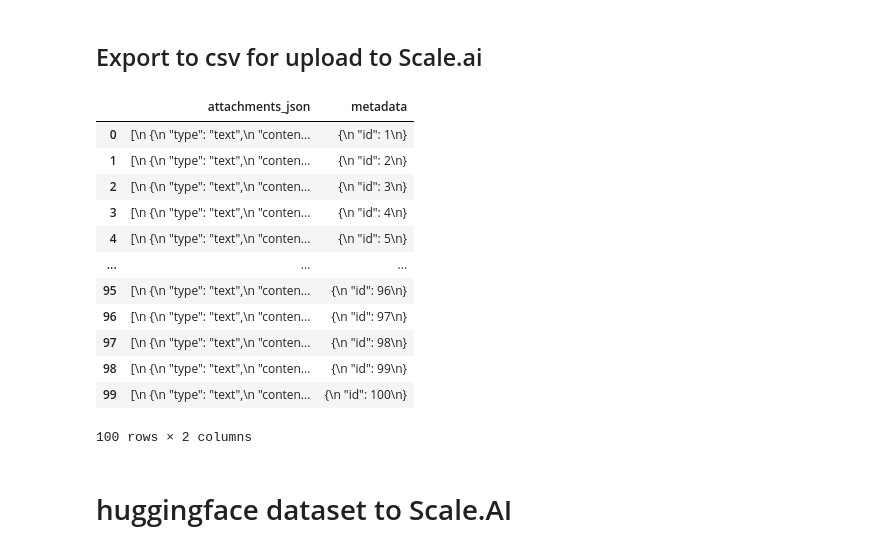
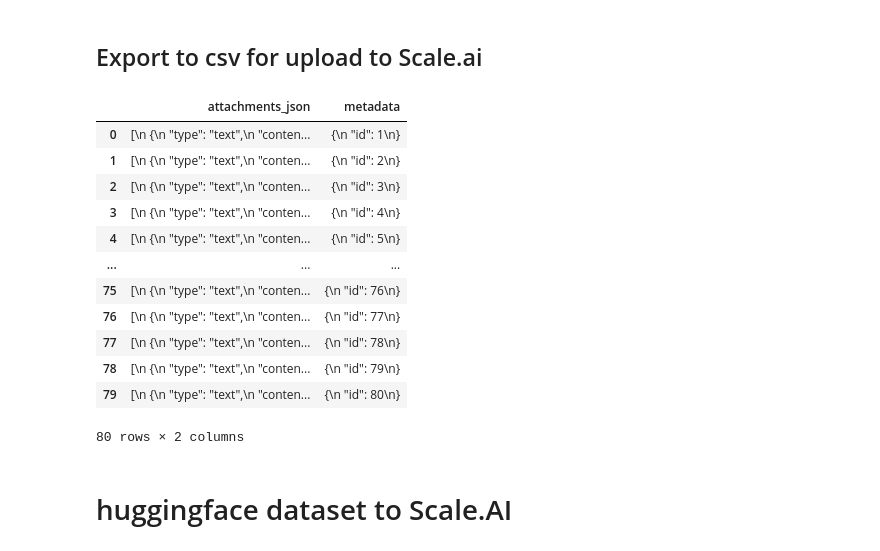
Before and after one commit to UIUC-Chatbot/rlhf, a Jupyter notebook: data_prep/reformat_neha_qa_to_scale.ipynb, the cells around one changed output. Cells and saved outputs as stored; diff of their text form; code cells hidden in the pictures.

````diff
--- a/data_prep/reformat_neha_qa_to_scale.ipynb
+++ b/data_prep/reformat_neha_qa_to_scale.ipynb
@@ -18,16 +20,28 @@ import json
 ```
 # %%
 # load json from file (direct from Neha)
-with open('RLHF_Keywords_Set1.json') as f:
+# with open('RLHF_Keywords_Set1.json') as f:
+
+# with open('ECE_students/cleaned_Neha_april_14.json') as f:
+#   data = json.load(f)
+
+with open('ECE_students/FULL_COVERAGE_LUMETTA/full_coverage_lumetta_COMPLETE.json') as f:
   data = json.load(f)
+print(len(data))
+# data
 
 # reformat
 new_data = []
 for el in data:
+  print(el)
+  print(type(el))
+  # break
   newdict = {
-    # 'textbook-paragraph': el['textbook-paragraph'],
-    'question': el['GPT-3-RLHF-Generations']['question'],
-    'answers': el['GPT-3-RLHF-Generations']['answers'],
+      # 'textbook-paragraph': el['textbook-paragraph'],
+      # 'question': el['GPT-3-RLHF-Generations']['question'],
+      # 'answers': el['GPT-3-RLHF-Generations']['answers'],
+      'question': f"Chapter: {el['chapter']}\n{el['prompt']}",
+      'answers': el['completion'],
   }
   new_data.append(newdict)
   new_data[0]
@@ -61,16 +92,17 @@ def json_gen(df):
     entry = [
         {
             "type": "text",
-            "content": quest.split("?")[0] + "?\n" + "#### Option 1\n-------\n" + ans[0].strip()
+            # "content": quest.split("?")[0] + "?\n" + "#### Option 1\n-------\n" + ans[0].strip()
+            "content": quest + "\n" + "#### Option 1\n-------\n" + ans.strip()
         },
-        {
-            "type": "text",
-            "content": "#### Option 2\n-------\n" + ans[1].strip()
-        },
-        {
-            "type": "text",
-            "content": "#### Option 3\n-------\n" + ans[2].strip()
-        },
+        # {
+        #     "type": "text",
+        #     "content": "#### Option 2\n-------\n" + ans[1].strip()
+        # },
+        # {
+        #     "type": "text",
+        #     "content": "#### Option 3\n-------\n" + ans[2].strip()
+        # },
     ]
     # {"type": "text", "content": "#### Option 4\n-------\n" +  ans[3].strip()}]
     upload_entry.append(json.dumps(entry, indent=1))
@@ -105,23 +123,23 @@ rlhf_data = json_gen(df)
 # %%
 
 
-rlhf_data_short = rlhf_data.iloc[0:100]
-rlhf_data_short.to_csv('0_to_100_for_scale_rlhf_Keywords_Set1.csv', index=False)
+rlhf_data_short = rlhf_data.iloc[0:80]
+rlhf_data_short.to_csv('0_88__Full_Coverage_Lumetta_Complete_april_21_FOR_SCALE.csv', index=False)
 rlhf_data_short
 # %% [output]
 |  | attachments_json | metadata |
 | 0 | [\n {\n "type": "text",\n "conten... | {\n "id": 1\n} |
 | 1 | [\n {\n "type": "text",\n "conten... | {\n "id": 2\n} |
 | 2 | [\n {\n "type": "text",\n "conten... | {\n "id": 3\n} |
 | 3 | [\n {\n "type": "text",\n "conten... | {\n "id": 4\n} |
 | 4 | [\n {\n "type": "text",\n "conten... | {\n "id": 5\n} |
 | ... | ... | ... |
-| 95 | [\n {\n "type": "text",\n "conten... | {\n "id": 96\n} |
-| 96 | [\n {\n "type": "text",\n "conten... | {\n "id": 97\n} |
-| 97 | [\n {\n "type": "text",\n "conten... | {\n "id": 98\n} |
-| 98 | [\n {\n "type": "text",\n "conten... | {\n "id": 99\n} |
-| 99 | [\n {\n "type": "text",\n "conten... | {\n "id": 100\n} |
+| 75 | [\n {\n "type": "text",\n "conten... | {\n "id": 76\n} |
+| 76 | [\n {\n "type": "text",\n "conten... | {\n "id": 77\n} |
+| 77 | [\n {\n "type": "text",\n "conten... | {\n "id": 78\n} |
+| 78 | [\n {\n "type": "text",\n "conten... | {\n "id": 79\n} |
+| 79 | [\n {\n "type": "text",\n "conten... | {\n "id": 80\n} |
-100 rows × 2 columns
+80 rows × 2 columns
 # %% [markdown]
 # huggingface dataset to Scale.AI
 # %%
````
Also changed, not shown: parts of 3 cells of this notebook.
